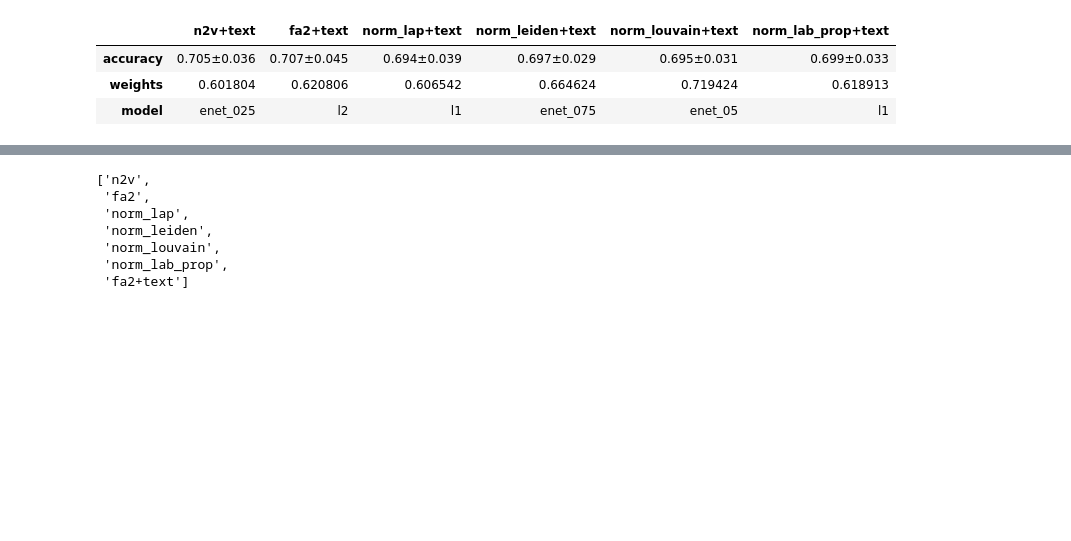
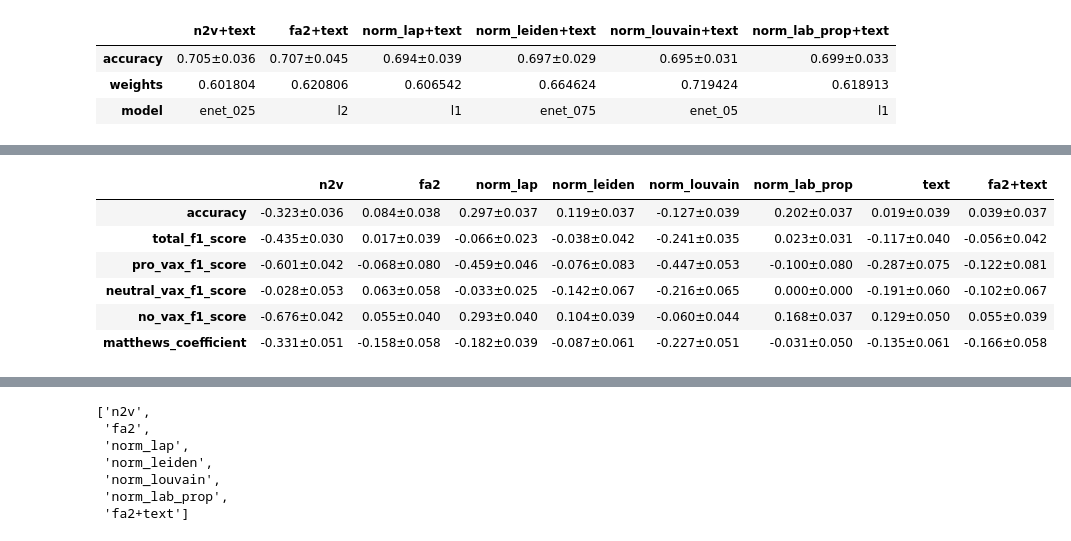
Before and after one commit to FraDurazzi/TwitterVaccine, a Jupyter notebook: tables.ipynb, the cells around one changed output, grey strips where cells are left out. Saved outputs shown, nothing was run; the diff lists cells and outputs as text; code cells hidden in the pictures; blank space fills up the shorter version.

```diff
--- a/tables.ipynb
+++ b/tables.ipynb
@@ -425,3 +425,17 @@ final_table_test
+# %%
+final_table_dif=pd.DataFrame(index=test_df.index)
+for i in test_df.columns:
+    col_val=[f"{fut_df[i].loc[j]-test_df[i].loc[j]:.3f}±{np.sqrt(test_error_df[i].loc[j]**2+fut_error_df[i].loc[j]**2):.3f}"for j in test_df[i].index]
+    final_table_dif[i]=col_val
+final_table_dif
+# %% [output]
+|  | n2v | fa2 | norm_lap | norm_leiden | norm_louvain | norm_lab_prop | text | fa2+text |
+| accuracy | -0.323±0.036 | 0.084±0.038 | 0.297±0.037 | 0.119±0.037 | -0.127±0.039 | 0.202±0.037 | 0.019±0.039 | 0.039±0.037 |
+| total_f1_score | -0.435±0.030 | 0.017±0.039 | -0.066±0.023 | -0.038±0.042 | -0.241±0.035 | 0.023±0.031 | -0.117±0.040 | -0.056±0.042 |
+| pro_vax_f1_score | -0.601±0.042 | -0.068±0.080 | -0.459±0.046 | -0.076±0.083 | -0.447±0.053 | -0.100±0.080 | -0.287±0.075 | -0.122±0.081 |
+| neutral_vax_f1_score | -0.028±0.053 | 0.063±0.058 | -0.033±0.025 | -0.142±0.067 | -0.216±0.065 | 0.000±0.000 | -0.191±0.060 | -0.102±0.067 |
+| no_vax_f1_score | -0.676±0.042 | 0.055±0.040 | 0.293±0.040 | 0.104±0.039 | -0.060±0.044 | 0.168±0.037 | 0.129±0.050 | 0.055±0.039 |
+| matthews_coefficient | -0.331±0.051 | -0.158±0.058 | -0.182±0.039 | -0.087±0.061 | -0.227±0.051 | -0.031±0.050 | -0.135±0.061 | -0.166±0.058 |
 # %%
 fut_df
 # %% [output]
```
Also changed, not shown: parts of 21 cells of this notebook, 2 other files.
